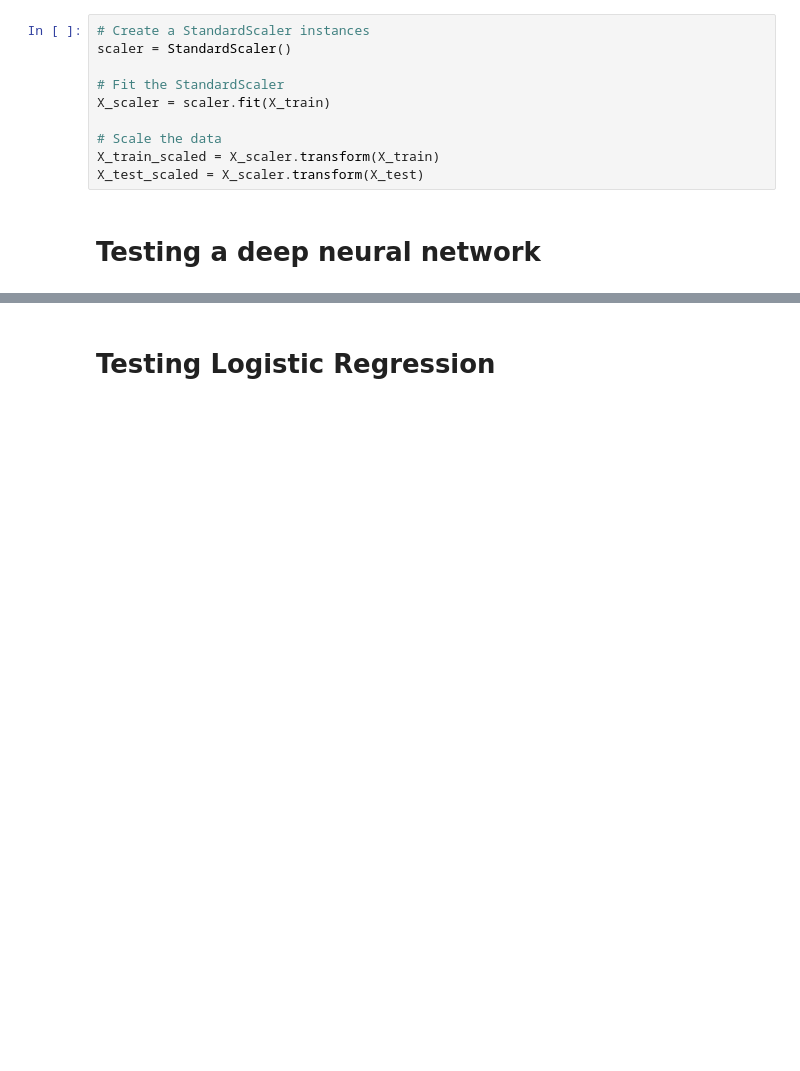
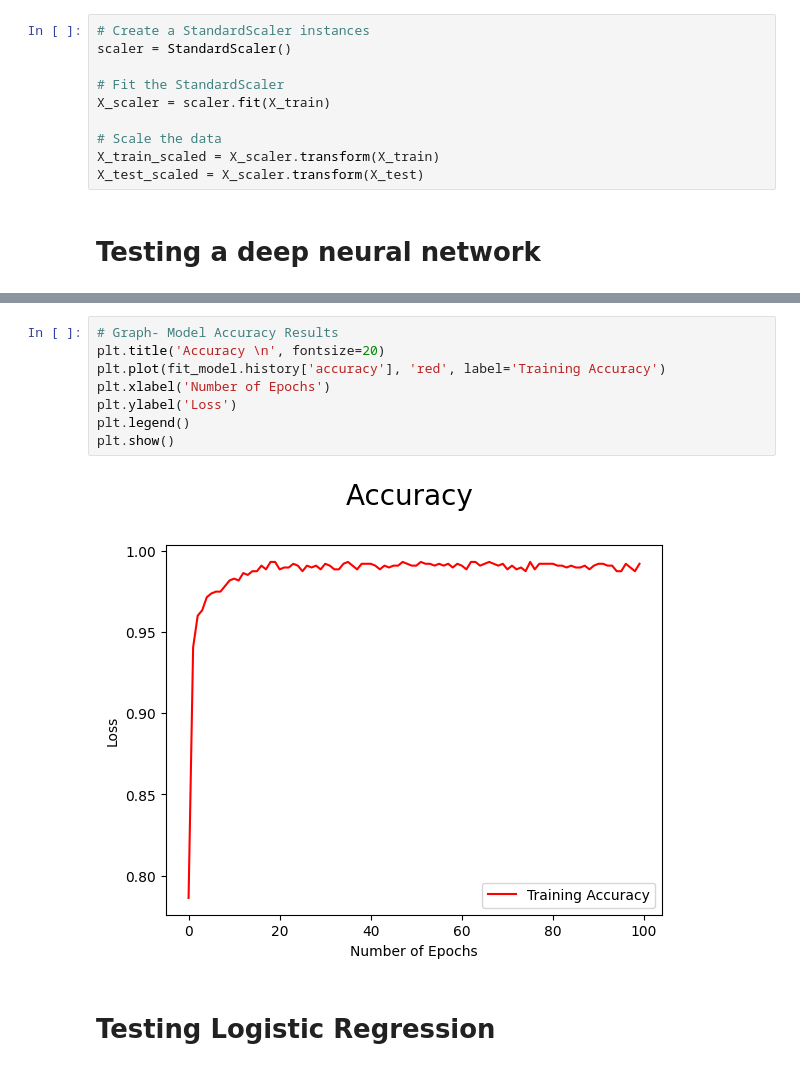
Before and after one commit to baileykayla953/healthcare-machine-learning-model, a Jupyter notebook: Machine Learning Models for IMR Review/Type_Model.ipynb, the cells around one changed output, grey strips where cells are left out. Drawn from its saved outputs; the diff is of its cells as text; blank space fills up the shorter version.

```diff
--- a/Machine Learning Models for IMR Review/Model_type.ipynb
+++ b/Machine Learning Models for IMR Review/Type_Model.ipynb
@@ -138,3 +139,13 @@ Loss: 1.055608868598938, Accuracy: 0.8541666865348816
+# %%
+# Graph- Model Accuracy Results
+plt.title('Accuracy \n', fontsize=20)
+plt.plot(fit_model.history['accuracy'], 'red', label='Training Accuracy')
+plt.xlabel('Number of Epochs')
+plt.ylabel('Loss')
+plt.legend()
+plt.show()
+# %% [output]
+[figure, added]
 # %% [markdown]
 # Testing Logistic Regression
 # %%
```
Also changed, not shown: parts of 2 cells of this notebook, 4 other files.
